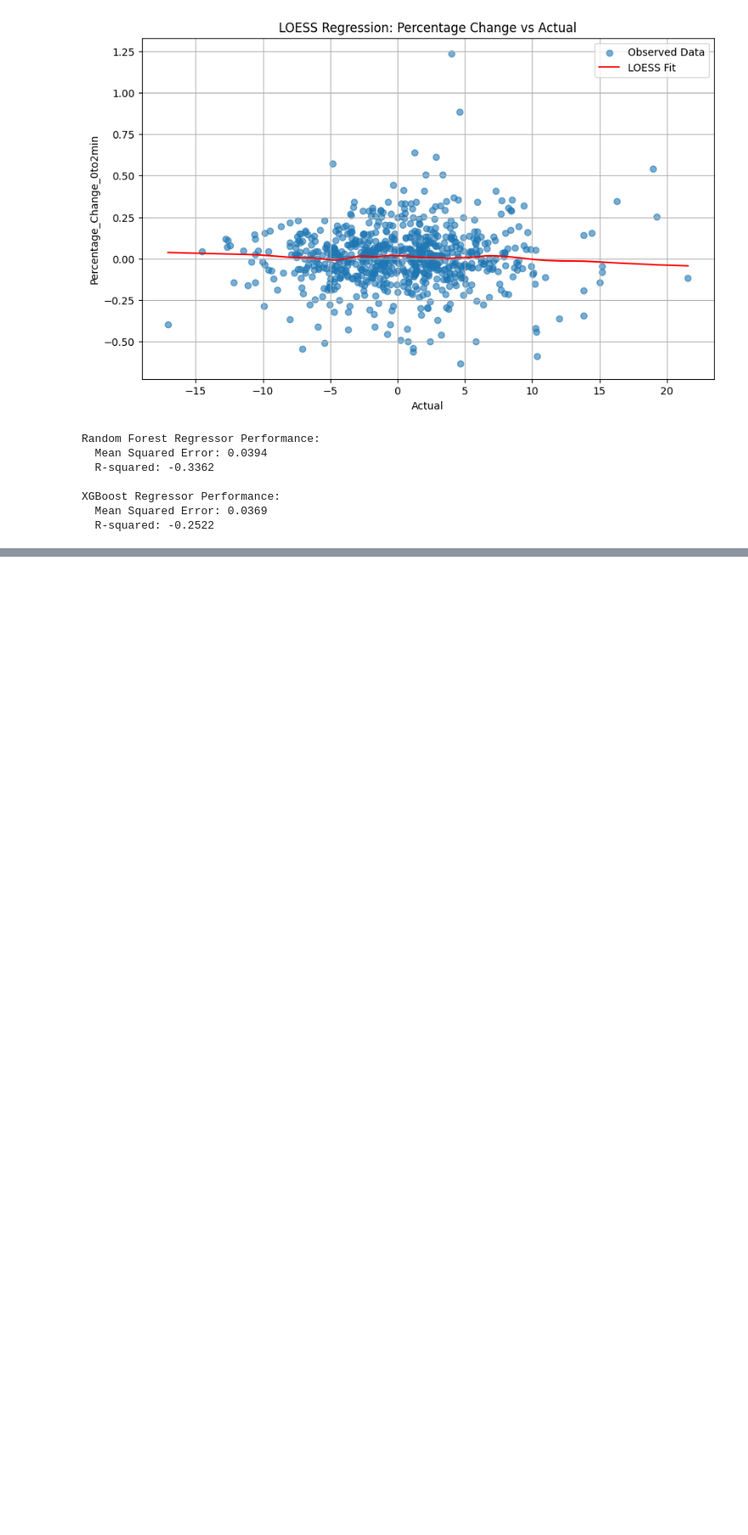
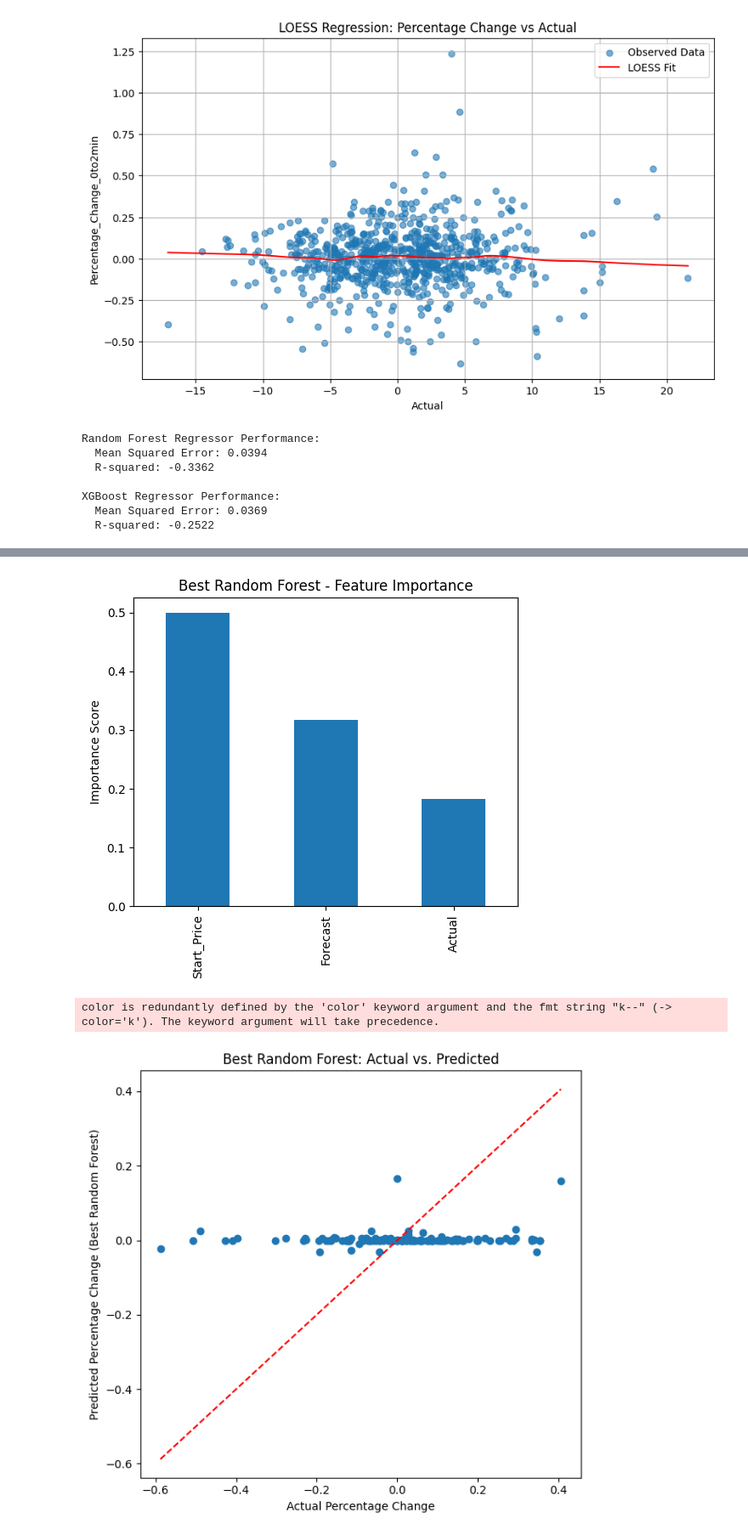
Before and after one commit to Sun-G0D/EIASupplySurprise, a Jupyter notebook: project.ipynb, the cells around one changed output, grey strips where cells are left out. Shown at 85% size. Cells and saved outputs as stored; diff of their text form; code cells hidden in the pictures; blank space fills up the shorter version.

Commit message:
gg
wow our models are HORRIBLE lol, wlep

```diff
--- a/project.ipynb
+++ b/project.ipynb
@@ -2119,0 +2287,77 @@ color is redundantly defined by the 'color' keyword argument and the fmt string
+# %%
+import pandas as pd
+from sklearn.model_selection import train_test_split
+from sklearn.ensemble import RandomForestRegressor
+from xgboost import XGBRegressor
+from sklearn.metrics import mean_squared_error, r2_score
+
+
+X = date_percentage_change_df_sorted[['Actual', 'Forecast', 'Start_Price']] # Feature
+y = date_percentage_change_df_sorted['Percentage_Change_0to2min'] # Target
+
+# 2. Split data into training and testing sets
+X_train, X_test, y_train, y_test = train_test_split(X, y, test_size=0.20, random_state=42)
+
+# --- Hyperparameter Tuning with GridSearchCV ---
+
+# Define hyperparameter grids to search
+param_grid_rf = {
+    'n_estimators': [40, 50, 60],
+    'max_depth': [1, 5],
+    'min_samples_split': [2, 3, 4, 5],
+    'min_samples_leaf': [4, 5, 6, 7]
+}
+
+
+# GridSearchCV for Random Forest
+grid_search_rf = GridSearchCV(estimator=RandomForestRegressor(random_state=42),
+                           param_grid=param_grid_rf,
+                           scoring='neg_mean_squared_error', # For regression, GridSearchCV maximizes score, so use negative MSE
+                           cv=3, # 3-fold cross-validation
+                           n_jobs=-1) # Use all available cores for parallel processing if possible
+grid_search_rf.fit(X_train, y_train)
+best_rf_model = grid_search_rf.best_estimator_ # Get the best model from GridSearchCV
+
+# 5. Make predictions with the best models
+rf_predictions = best_rf_model.predict(X_test)
+
+# 6. Evaluate the best models
+rf_mse = mean_squared_error(y_test, rf_predictions)
+rf_r2 = r2_score(y_test, rf_predictions)
+
+
+print("Best Random Forest Regressor Performance (after GridSearchCV):")
+print(f"  Mean Squared Error: {rf_mse:.4f}")
+print(f"  R-squared: {rf_r2:.4f}")
+print(f"  Best parameters: {grid_search_rf.best_params_}") # Print best parameters
+
+# --- 1. Feature Importance Plots (using best models) ---
+
+plt.figure(figsize=(10, 5))
+
+# Best Random Forest Feature Importance
+plt.subplot(1, 2, 1)
+rf_feature_importance = pd.Series(best_rf_model.feature_importances_, index=X.columns).sort_values(ascending=False)
+rf_feature_importance.plot(kind='bar')
+plt.title('Best Random Forest - Feature Importance')
+plt.ylabel('Importance Score')
+
+plt.tight_layout()
+plt.show()
+
+
+# --- 2. Prediction vs. Actual Plots (using best models) ---
+
+plt.figure(figsize=(12, 6))
+
+# Best Random Forest Predictions vs. Actual
+plt.subplot(1, 2, 1)
+plt.scatter(y_test, rf_predictions)
+plt.xlabel('Actual Percentage Change')
+plt.ylabel('Predicted Percentage Change (Best Random Forest)')
+plt.title('Best Random Forest: Actual vs. Predicted')
+plt.plot([y_test.min(), y_test.max()], [y_test.min(), y_test.max()], 'k--', color='red')
+
+plt.tight_layout()
+plt.show()
+# %% [output]
@@ -2119,0 +2368,3 @@ color is redundantly defined by the 'color' keyword argument and the fmt string
+[figure, added]
+color is redundantly defined by the 'color' keyword argument and the fmt string "k--" (-> color='k'). The keyword argument will take precedence.
+[figure, added]
```
Also changed, not shown: parts of 15 cells of this notebook.
